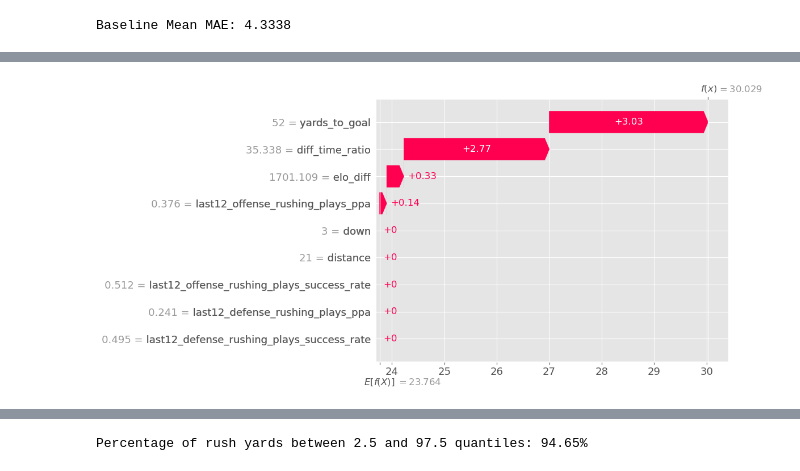
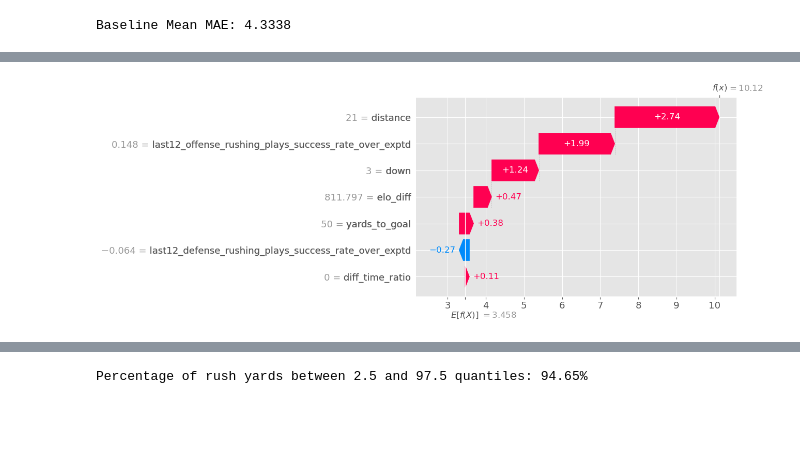
Before and after one commit to lneuendorf/cfb-win-probability, a Jupyter notebook: notebooks/rush_yards.ipynb, the cells around one changed output, grey strips where cells are left out. Cells and saved outputs as stored; diff of their text form; code cells hidden in the pictures; blank space fills up the shorter version.

Commit message:
fixed bug with elo and adjusted rolling rushing success stats for opponent elo

```diff
--- a/notebooks/rush_yards.ipynb
+++ b/notebooks/rush_yards.ipynb
@@ -229,9 +229,9 @@ Reading ../data/plays/2024.parquet from cached data
 | 4 | 322450221041 | 32245022104 | 322450221 | 4 | 5 | Youngstown State | MVFC | 7 | ... |
 # %%
 elos = []
-for year in YEARS:
+for year in range(2012, 2025):  # Adjusted to include 2012 for rolling window
     elos.append(pd.read_parquet(join(DATA_DIR, 'elo', f'{year}.parquet')))
 elo = pd.concat(elos, ignore_index=True).reset_index(drop=True)
-elo = elo.drop_duplicates(subset=['season', 'week', 'team_id'], keep='first')
+elo = elo.drop_duplicates(subset=['season', 'week', 'season_type', 'team_id'], keep='first')
 elo.head()
 # %% [output]
@@ -1396,8 +1550,10 @@ feature_names = [
     # 'last12_offense_rush_att',
     # 'last12_offense_rush_yds',
     # 'last12_offense_yards_per_rush',
-    'last12_offense_rushing_plays_ppa',
-    'last12_offense_rushing_plays_success_rate',
+    # 'last12_offense_rushing_plays_ppa',
+    # 'last12_offense_rushing_plays_success_rate',
+    # 'last12_offense_rushing_plays_ppa_over_exptd',
+    'last12_offense_rushing_plays_success_rate_over_exptd',
     # 'last12_offense_rushing_plays_explosiveness',
     # 'last12_offense_stuff_rate',
     # 'last12_offense_line_yards',
@@ -1406,8 +1562,10 @@ feature_names = [
     # 'last12_defense_rush_att',
     # 'last12_defense_rush_yds',
     # 'last12_defense_yards_per_rush',
-    'last12_defense_rushing_plays_ppa',
-    'last12_defense_rushing_plays_success_rate',
+    # 'last12_defense_rushing_plays_ppa',
+    # 'last12_defense_rushing_plays_success_rate',
+    # 'last12_defense_rushing_plays_ppa_over_exptd',
+    'last12_defense_rushing_plays_success_rate_over_exptd',
     # 'last12_defense_rushing_plays_explosiveness',
     # 'last12_defense_stuff_rate',
     # 'last12_defense_line_yards',
@@ -1510,11 +1656,15 @@ monotonic_constraints_map = {
     # 'is_home_team': 1, # home field advantage
     'elo_diff': 1, # larger positive elo diff indicates better team
     # 'last12_offense_yards_per_rush': 1, # better historical rushing performance
-    'last12_offense_rushing_plays_ppa': 1, # better historical rushing performance
-    'last12_offense_rushing_plays_success_rate': 1, # better historical rushing performance
+    # 'last12_offense_rushing_plays_ppa': 1, # better historical rushing performance
+    # 'last12_offense_rushing_plays_success_rate': 1, # better historical rushing performance
+    # 'last12_offense_rushing_plays_ppa_over_exptd': 1, # better historical rushing performance
+    'last12_offense_rushing_plays_success_rate_over_exptd': 1, # better historical rushing performance
     # 'last12_defense_yards_per_rush': 1, # worse historical defense rushing performance
-    'last12_defense_rushing_plays_ppa': 1, # worse historical defense rushing performance
-    'last12_defense_rushing_plays_success_rate': 1, # worse historical defense rushing performance
+    # 'last12_defense_rushing_plays_ppa': 1, # worse historical defense rushing performance
+    # 'last12_defense_rushing_plays_success_rate': 1, # worse historical defense rushing performance
+    # 'last12_defense_rushing_plays_ppa_over_exptd': 1, # worse historical defense rushing performance
+    'last12_defense_rushing_plays_success_rate_over_exptd': 1, # worse historical defense rushing performance
 }
 monotonic_constraints = tuple([monotonic_constraints_map.get(feature, 0) for feature in feature_names])
 
@@ -1527,8 +1677,8 @@ monotonic_constraints = tuple([monotonic_constraints_map.get(feature, 0) for fea
 #     interaction_constraints.append([feature_index_map[f] for f in group])
 
 # Train models for different quantiles
-quantiles = [0.025, 0.5, 0.975]
-# quantiles = [0.5]
+# quantiles = [0.025, 0.5, 0.975]
+quantiles = [0.5]
 quantile_models = {}
 
 for quantile in quantiles:
@@ -1570,10 +1720,10 @@ for quantile in quantiles:
     study = optuna.create_study(
         study_name=f"rush_yards_gained_quantile_{quantile}",
         direction="minimize",
-        load_if_exists=True,
+        load_if_exists=False,
         sampler=sampler
     )
-    study.optimize(lambda trial: objective(trial, dtrain, dvalid), n_trials=50, show_progress_bar=True)
+    study.optimize(lambda trial: objective(trial, dtrain, dvalid), n_trials=1, show_progress_bar=True)
 
     # Train final model with best parameters
     best_params = {
@@ -1697,16 +1856,16 @@ shap.summary_plot(shap_values,
 # %%
-idx = rush_plays.sort_values(by='predicted_rush_yards_gained_50', ascending=False).index[3]
+idx = rush_plays.sort_values(by='predicted_rush_yards_gained_50', ascending=False).index[1]
 
 game_data = rush_plays.loc[rush_plays.index == idx, feature_names].copy()
 
 explainer = shap.TreeExplainer(final_model)
 shap_values = explainer.shap_values(game_data)
 shap_values_explained = shap.Explanation(values=shap_values,
                                          base_values=explainer.expected_value,
                                          data=game_data,
                                          feature_names=game_data.columns)
 
 shap.plots.waterfall(shap_values_explained[0])
 plt.show()
 # %% [output]
-[figure, old version]
+[figure, new version]
```
Also changed, not shown: parts of 16 cells of this notebook, 1 other file.
